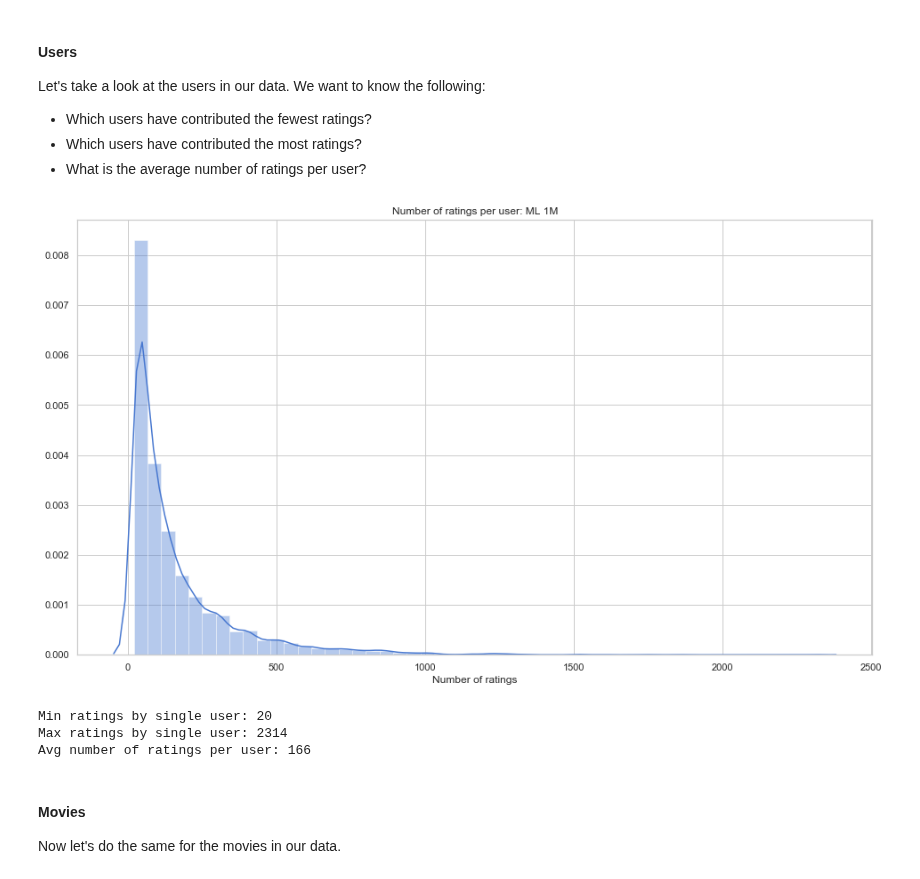
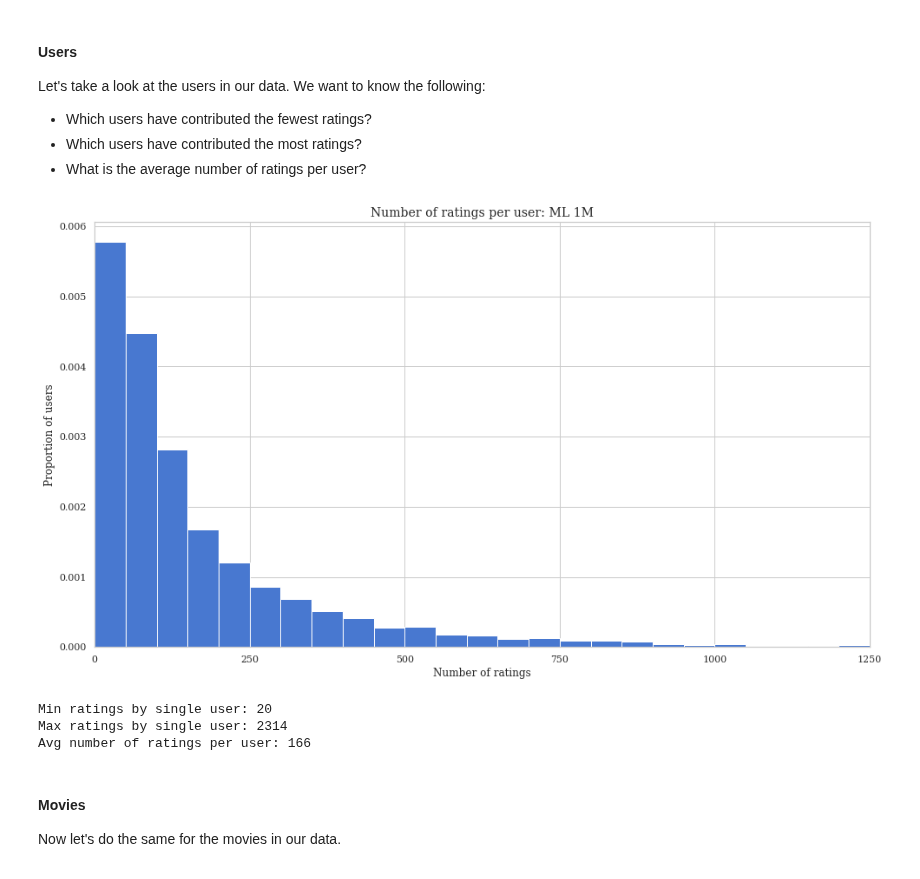
Before and after one commit to James-Leslie/deep-collaborative-filtering, a Jupyter notebook: data/train_test_movielens1m.ipynb, the cells around one changed output. Saved outputs shown, nothing was run; the diff lists cells and outputs as text; code cells hidden in the pictures.

```diff
--- a/data/train_test_movielens1m.ipynb
+++ b/data/train_test_movielens1m.ipynb
@@ -238,11 +216,11 @@ ratings = glob(path+'t*.csv')
 # %%
 # load all of train and test data as one dataframe
-df = pd.concat((pd.read_csv(file) for file in ratings), ignore_index=True)
+df = pd.read_csv(path+'ratings.csv')
 movies = pd.read_csv(path+'movies.csv')
 users = pd.read_csv(path+'users.csv')
 
 # create one merged DataFrame
-df = pd.merge(df, merge)[['userId','movieId','rating','title']]
+df = pd.merge(df, movies)[['userId','movieId','rating','title']]
 df = pd.merge(df, users)
 # %%
 df.shape
@@ -265,28 +243,34 @@ Let's take a look at the users in our data. We want to know the following:
   - What is the average number of ratings per user?
 # %%
 sns.set(style='whitegrid', palette='muted',
-        rc={'figure.figsize': (16,9)})
+        rc={'figure.figsize': (16,9),
+            'font.family': 'serif'})
 # %%
 user_counts = df['userId'].value_counts()
 
-sns.distplot(user_counts)
-plt.title('Number of ratings per user: ML 1M')
-plt.xlabel('Number of ratings')
+plt.hist(user_counts, bins=np.arange(0,2401,50), density=True)
+# plt.hist(user_counts, bins=np.arange(0,551,25), density=True, cumulative=True, histtype='step')
+plt.title('Number of ratings per user: ML 1M', fontsize=14)
+plt.xlabel('Number of ratings', fontsize=12)
+plt.ylabel('Proportion of users', fontsize=12)
+plt.xlim(0, 1250)
+plt.xticks(np.arange(0,1251,250))
+plt.savefig('../figures/ml_1m_user-ratings.pdf', bbox_inches='tight')
 plt.show()
 
 # user with fewest ratings
 print('Min ratings by single user:',
       user_counts.min())
 
 # user with most ratings
 print('Max ratings by single user:',
       user_counts.max())
 
 # average number of ratings per user
 print('Avg number of ratings per user:',
       round(user_counts.mean()))
 # %% [output]
-[figure, old version]
+[figure, new version]
 Min ratings by single user: 20
 Max ratings by single user: 2314
 Avg number of ratings per user: 166
```
Also changed, not shown: parts of 12 cells of this notebook, 44 other files.
